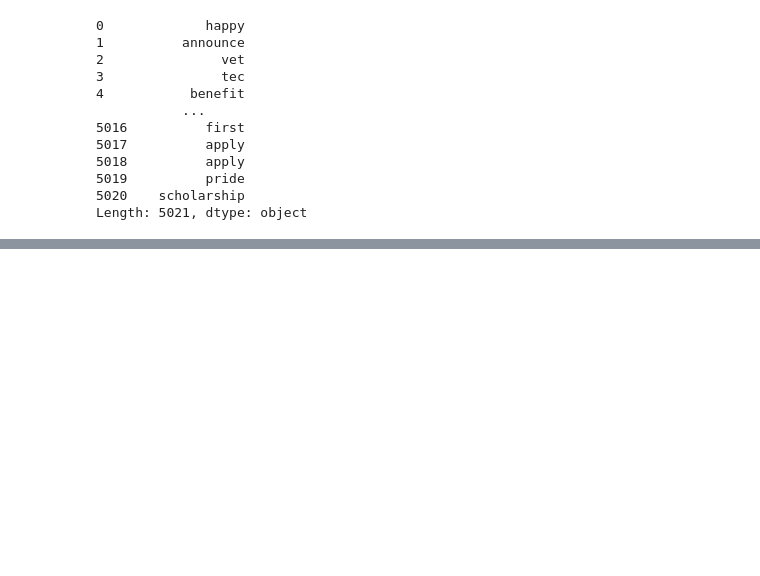
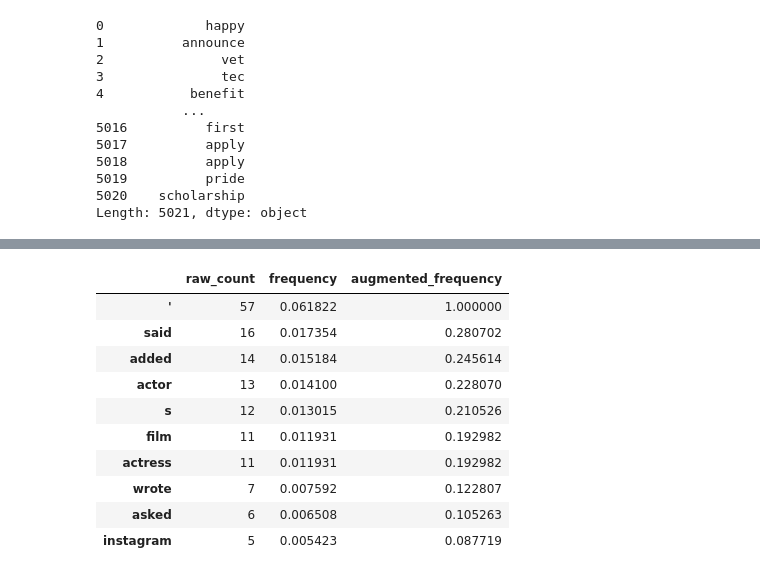
Before and after one commit to lainslie-18/natural-language-processing-exercises, a Jupyter notebook: model.ipynb, the cells around one changed output, grey strips where cells are left out. Drawn from its saved outputs; the diff is of its cells as text; code cells hidden in the pictures; blank space fills up the shorter version.

```diff
--- a/model.ipynb
+++ b/model.ipynb
@@ -200,0 +107,29 @@ unique_words = pd.Series(' '.join(documents.values()).split()).unique()
+# %%
+# calculate term frequency by category for news data
+entertainment_tf = (pd.DataFrame({'raw_count': entertainment_words.value_counts()})
+                 .assign(frequency=lambda df: df.raw_count / df.raw_count.sum())
+                 .assign(augmented_frequency=lambda df: df.frequency / df.frequency.max()))
+business_tf = (pd.DataFrame({'raw_count': business_words.value_counts()})
+                 .assign(frequency=lambda df: df.raw_count / df.raw_count.sum())
+                 .assign(augmented_frequency=lambda df: df.frequency / df.frequency.max()))
+technology_tf = (pd.DataFrame({'raw_count': technology_words.value_counts()})
+                 .assign(frequency=lambda df: df.raw_count / df.raw_count.sum())
+                 .assign(augmented_frequency=lambda df: df.frequency / df.frequency.max()))
+sports_tf = (pd.DataFrame({'raw_count': sports_words.value_counts()})
+                 .assign(frequency=lambda df: df.raw_count / df.raw_count.sum())
+                 .assign(augmented_frequency=lambda df: df.frequency / df.frequency.max()))
+# %%
+# check top entertainment term frequencies
+entertainment_tf.head(10)
+# %% [output]
+|  | raw_count | frequency | augmented_frequency |
+| ' | 57 | 0.061822 | 1.000000 |
+| said | 16 | 0.017354 | 0.280702 |
+| added | 14 | 0.015184 | 0.245614 |
+| actor | 13 | 0.014100 | 0.228070 |
+| s | 12 | 0.013015 | 0.210526 |
+| film | 11 | 0.011931 | 0.192982 |
+| actress | 11 | 0.011931 | 0.192982 |
+| wrote | 7 | 0.007592 | 0.122807 |
+| asked | 6 | 0.006508 | 0.105263 |
+| instagram | 5 | 0.005423 | 0.087719 |
```
Also changed, not shown: parts of 45 cells of this notebook, 1 other file.
